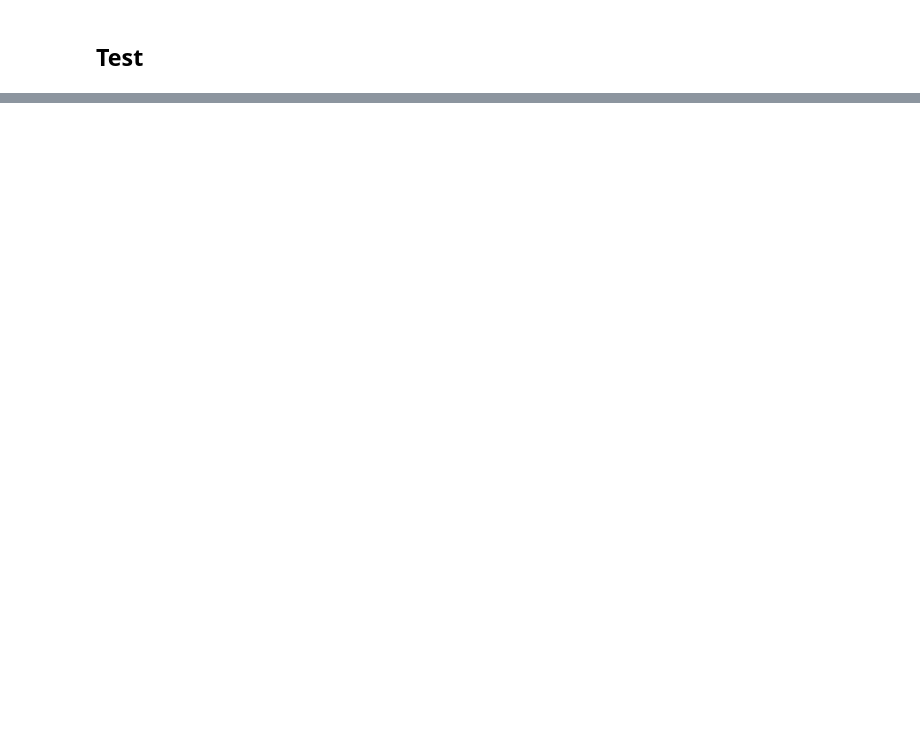
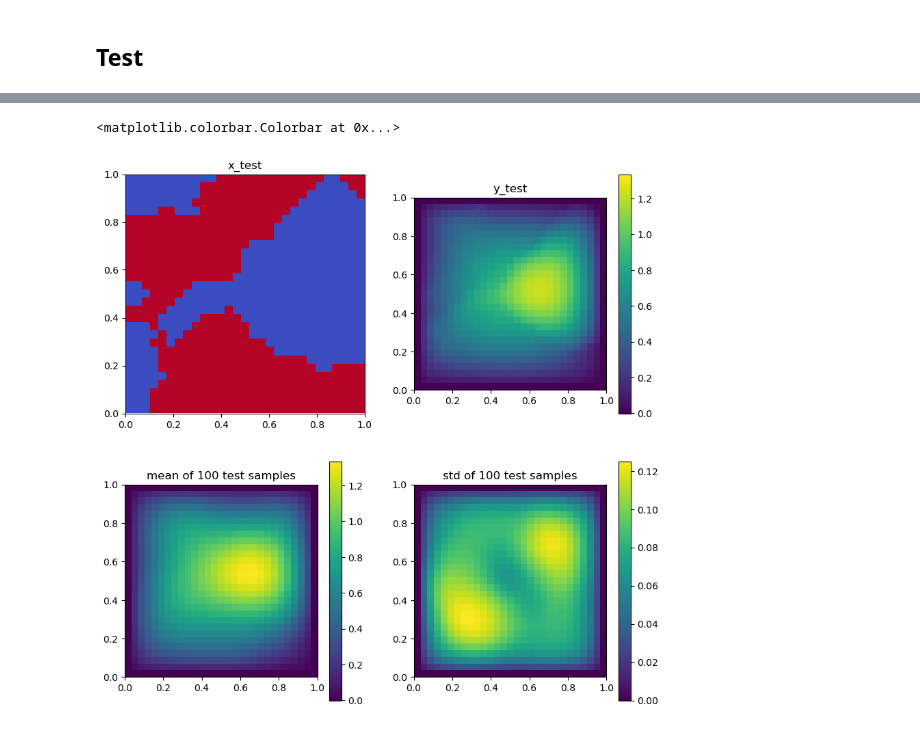
Before and after one commit to tomcjackc/Probabilistic-Operator-Learning-for-Climate-Model-Parameterisation, a Jupyter notebook: notebooks/final_darcy.ipynb, the cells around one changed output, grey strips where cells are left out. Saved outputs shown, nothing was run; the diff lists cells and outputs as text; code cells hidden in the pictures; blank space fills up the shorter version.

```diff
--- a/notebooks/final_darcy.ipynb
+++ b/notebooks/final_darcy.ipynb
@@ -366,0 +424,22 @@ mean relative L2: 0.11128190159797668
+# %%
+index_to_plot = 125
+
+y_lims = np.array([min(y_test[index_to_plot, :].min(), test_samples_mean[index_to_plot, :].min()), max(y_test[index_to_plot, :].max(), test_samples_mean[index_to_plot, :].max())])
+
+fig, ax = plt.subplots(2, 2, figsize = (10, 10))
+ax = ax.flatten()
+
+im0 = ax[0].imshow(x_test[index_to_plot, :].reshape(s, s), origin='lower', extent=[0, 1, 0, 1], cmap='coolwarm')
+ax[0].set_title("x_test")
+im1 = ax[1].imshow(y_test[index_to_plot, :].reshape(s, s), origin='lower', extent=[0, 1, 0, 1], norm=Normalize(vmin=y_lims[0], vmax=y_lims[1]))
+ax[1].set_title("y_test")
+im2 = ax[2].imshow(test_samples_mean[index_to_plot, :].reshape(s, s), origin='lower', extent=[0, 1, 0, 1], norm=Normalize(vmin=y_lims[0], vmax=y_lims[1]))
+ax[2].set_title(f"mean of {n_samples} test samples")
+im3 = ax[3].imshow(test_samples_std[index_to_plot, :].reshape(s, s), origin='lower', extent=[0, 1, 0, 1])
+ax[3].set_title(f"std of {n_samples} test samples")
+fig.colorbar(im1, ax=ax[1])
+fig.colorbar(im2, ax=ax[2])
+fig.colorbar(im3, ax=ax[3])
+# %% [output]
+<matplotlib.colorbar.Colorbar at 0x...>
+[figure, added]
```
Also changed, not shown: parts of 12 cells of this notebook, 6 other files.
